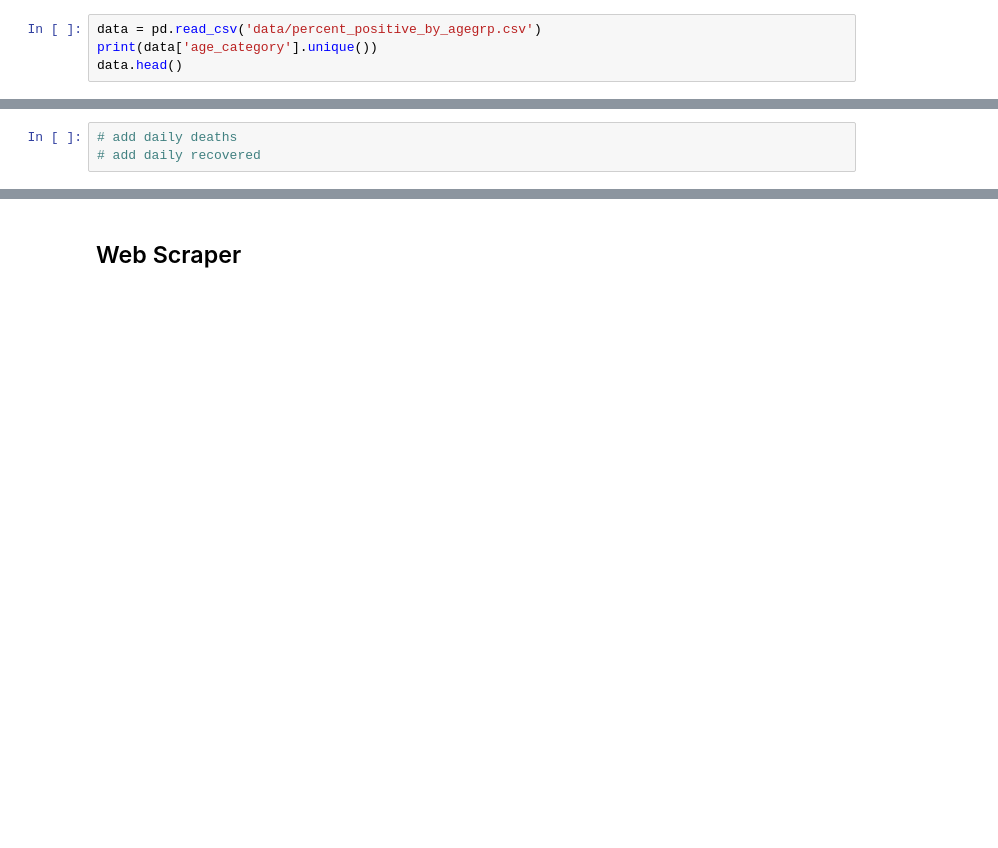
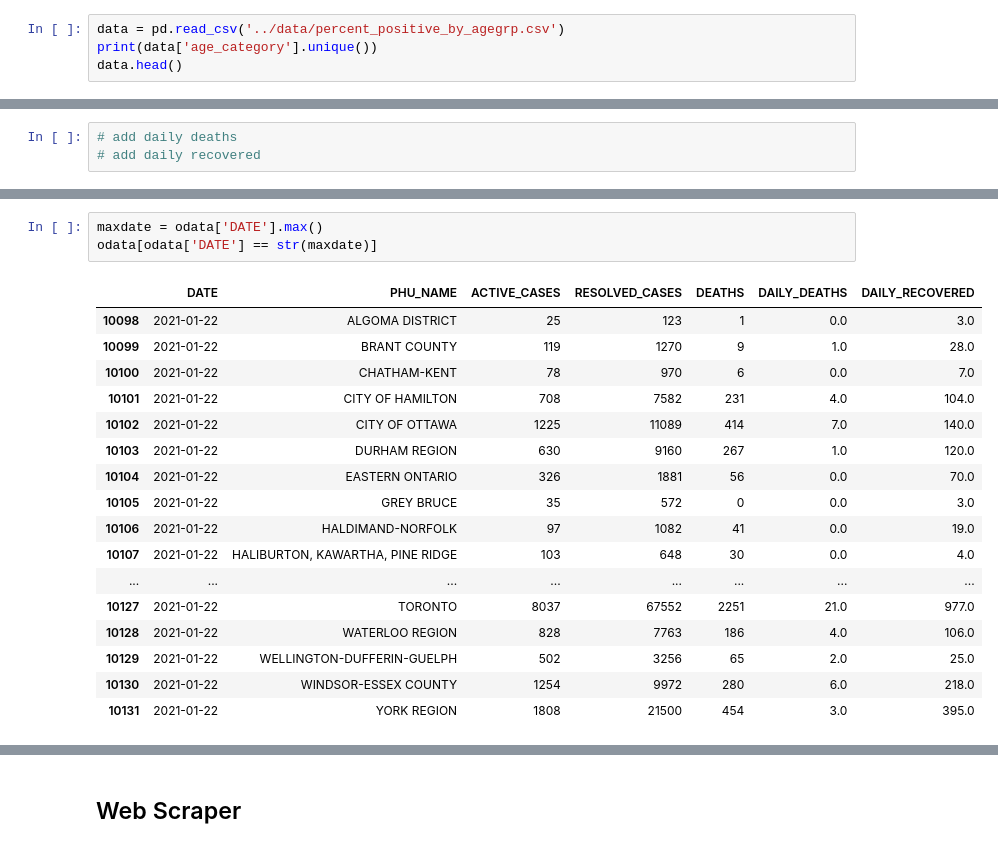
Before and after one commit to scbrock/COVID-19-Data-Visualization, a Jupyter notebook: stephen/data_exploration.ipynb, the cells around one changed output, grey strips where cells are left out. Drawn from its saved outputs; the diff is of its cells as text; blank space fills up the shorter version.

```diff
--- a/stephen/data_exploration.ipynb
+++ b/stephen/data_exploration.ipynb
@@ -12,7 +13,7 @@ from dash.dependencies import Input, Output
 from datetime import date
 import datetime
 # %%
-data = pd.read_csv('data/percent_positive_by_agegrp.csv')
+data = pd.read_csv('../data/percent_positive_by_agegrp.csv')
 print(data['age_category'].unique())
 data.head()
 # %% [output]
@@ -518,0 +758,21 @@ Dash app running on http://127.0.0.1:8050/
+# %%
+maxdate = odata['DATE'].max()
+odata[odata['DATE'] == str(maxdate)]
+# %% [output]
+|  | DATE | PHU_NAME | ACTIVE_CASES | RESOLVED_CASES | DEATHS | DAILY_DEATHS | DAILY_RECOVERED |
+| 10098 | 2021-01-22 | ALGOMA DISTRICT | 25 | 123 | 1 | 0.0 | 3.0 |
+| 10099 | 2021-01-22 | BRANT COUNTY | 119 | 1270 | 9 | 1.0 | 28.0 |
+| 10100 | 2021-01-22 | CHATHAM-KENT | 78 | 970 | 6 | 0.0 | 7.0 |
+| 10101 | 2021-01-22 | CITY OF HAMILTON | 708 | 7582 | 231 | 4.0 | 104.0 |
+| 10102 | 2021-01-22 | CITY OF OTTAWA | 1225 | 11089 | 414 | 7.0 | 140.0 |
+| 10103 | 2021-01-22 | DURHAM REGION | 630 | 9160 | 267 | 1.0 | 120.0 |
+| 10104 | 2021-01-22 | EASTERN ONTARIO | 326 | 1881 | 56 | 0.0 | 70.0 |
+| 10105 | 2021-01-22 | GREY BRUCE | 35 | 572 | 0 | 0.0 | 3.0 |
+| 10106 | 2021-01-22 | HALDIMAND-NORFOLK | 97 | 1082 | 41 | 0.0 | 19.0 |
+| 10107 | 2021-01-22 | HALIBURTON, KAWARTHA, PINE RIDGE | 103 | 648 | 30 | 0.0 | 4.0 |
+| ... | ... | ... | ... | ... | ... | ... | ... |
+| 10127 | 2021-01-22 | TORONTO | 8037 | 67552 | 2251 | 21.0 | 977.0 |
+| 10128 | 2021-01-22 | WATERLOO REGION | 828 | 7763 | 186 | 4.0 | 106.0 |
+| 10129 | 2021-01-22 | WELLINGTON-DUFFERIN-GUELPH | 502 | 3256 | 65 | 2.0 | 25.0 |
+| 10130 | 2021-01-22 | WINDSOR-ESSEX COUNTY | 1254 | 9972 | 280 | 6.0 | 218.0 |
+| 10131 | 2021-01-22 | YORK REGION | 1808 | 21500 | 454 | 3.0 | 395.0 |
```
Also changed, not shown: parts of 19 cells of this notebook, 1 other file.
